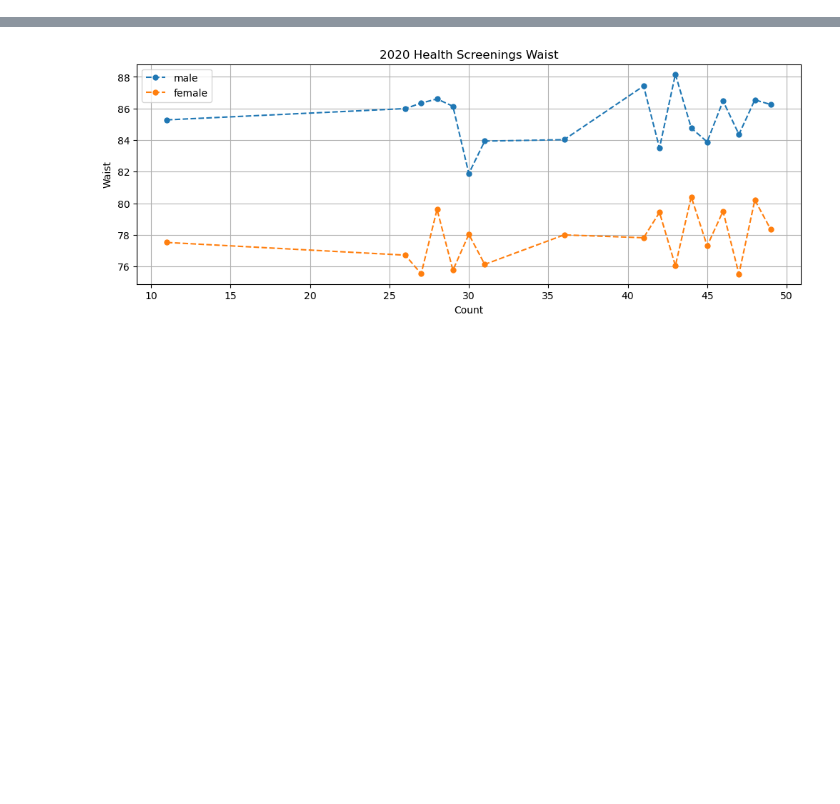
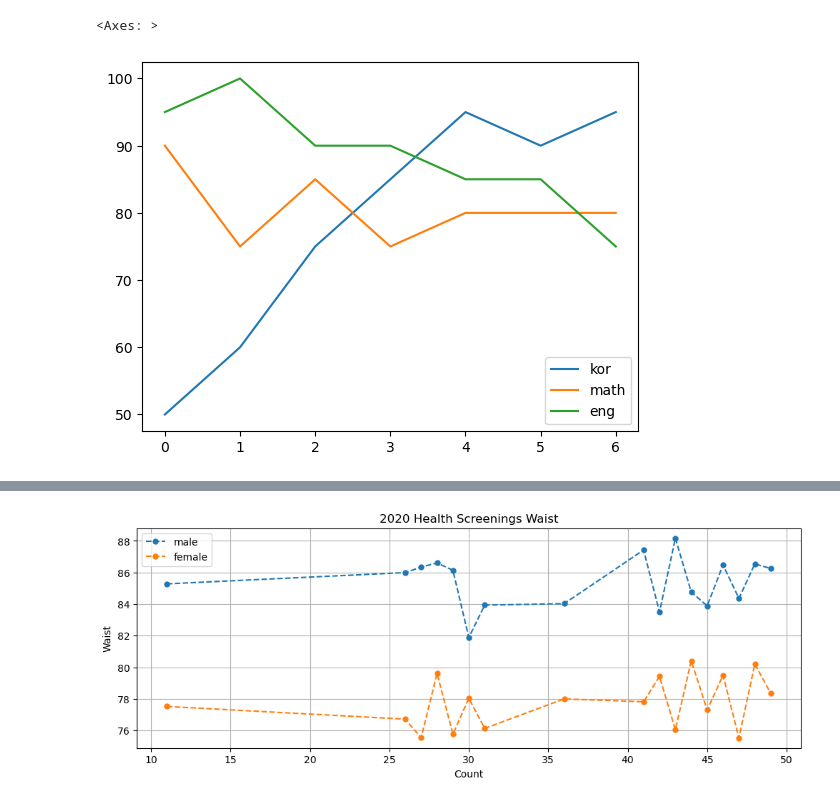
Before and after one commit to Ewha-Ohsori/OhsoriMarket, a Jupyter notebook: Downloads/DAbook1-main/ch7.ipynb, the cells around one changed output, grey strips where cells are left out. Saved outputs shown, nothing was run; the diff lists cells and outputs as text; code cells hidden in the pictures; blank space fills up the shorter version.

```diff
--- a/Downloads/DAbook1-main/ch7.ipynb
+++ b/Downloads/DAbook1-main/ch7.ipynb
@@ -0,0 +18,9 @@
+# %%
+import pandas as pd
+my_score=[[50,90,95],[60,75,100],[75,85,90],[85,75,90],[95,80,85],[90,80,85],[95,80,75]]
+subject=['kor','math','eng']
+df=pd.DataFrame(my_score, columns=subject)
+df.plot(kind='line')
+# %% [output]
+<Axes: >
+[figure, added]
```
Also changed, not shown: parts of 7 cells of this notebook.
